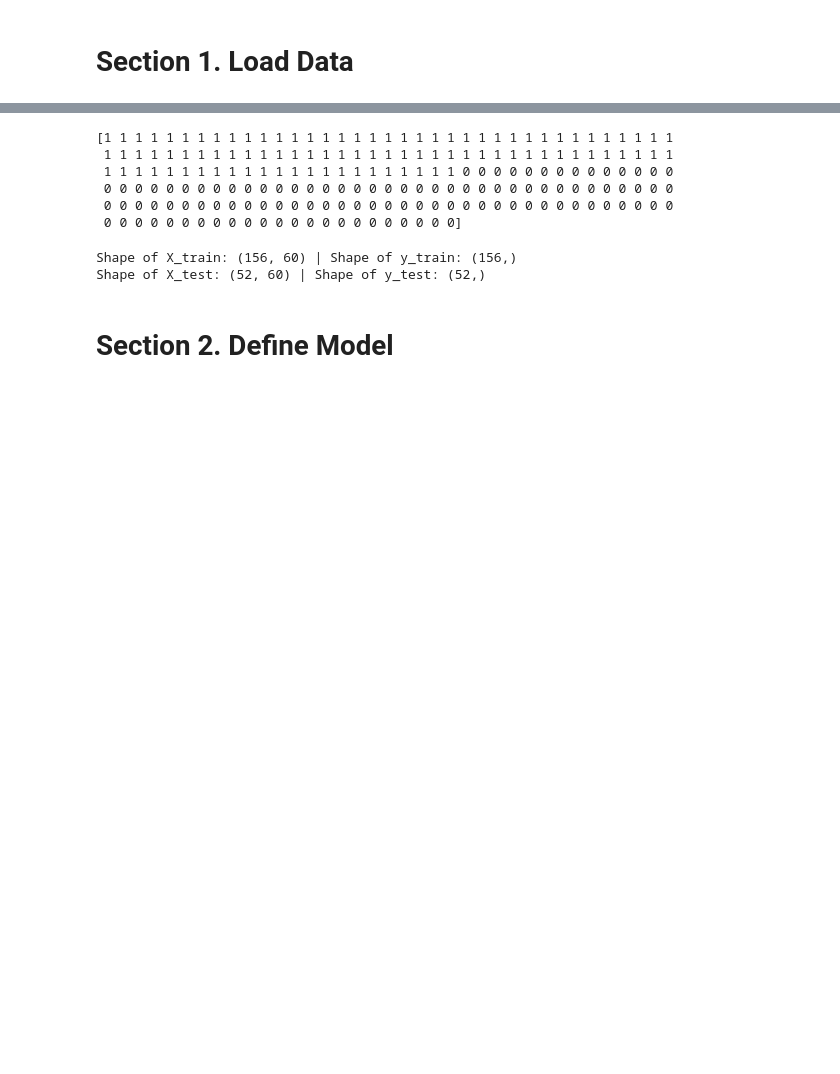
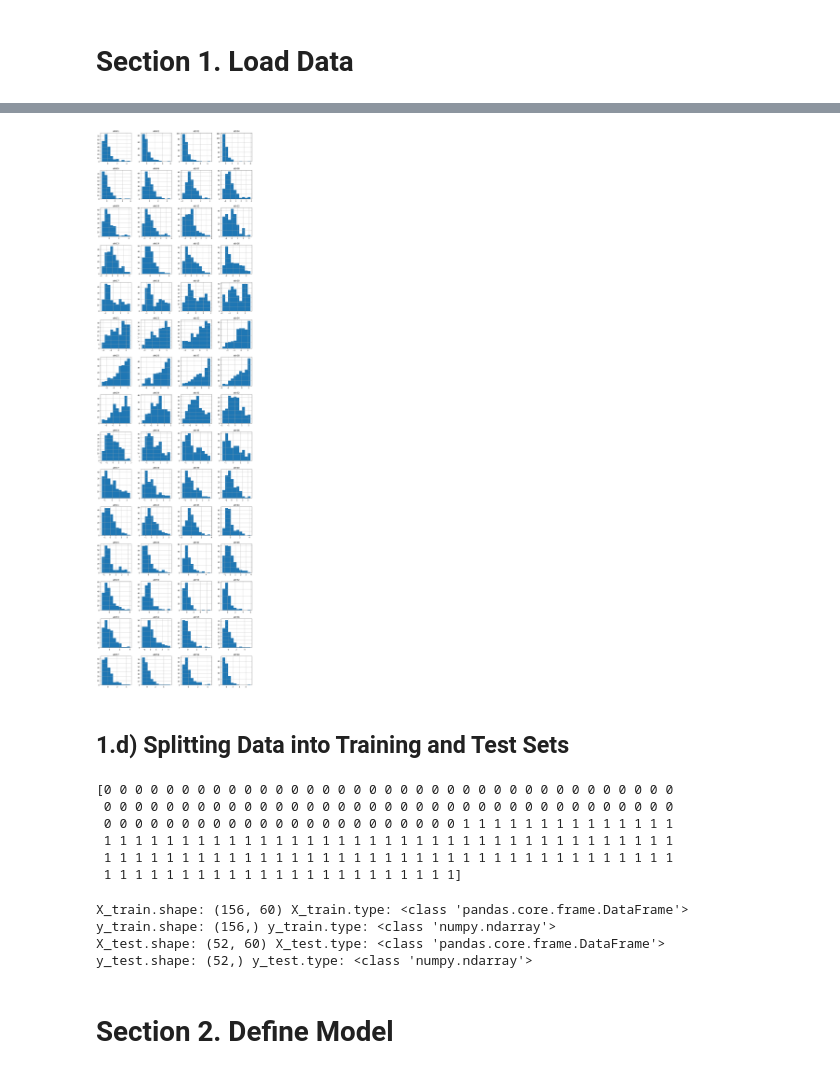
Before and after one commit to daines-analytics/template-latest, a Jupyter notebook: _py-project-templates/py-keras-binary-class-example.ipynb, the cells around one changed output, grey strips where cells are left out. Saved outputs shown, nothing was run; the diff lists cells and outputs as text; code cells hidden in the pictures; blank space fills up the shorter version.

```diff
--- a/_py-project-templates/py-keras-binary-class-example.ipynb
+++ b/_py-project-templates/py-keras-binary-class-example.ipynb
@@ -133,16 +340,30 @@ Shape of X_original: (208, 60) | Shape of y_original: (208,)
+# %%
+# Apply feature scaling and transformation
+
+X_colNames = list(X_original.columns)
+X_original[X_colNames] = preprocessing.scale(X_original[X_colNames])
+# X_original[X_colNames] = preprocessing.normalize(X_original[X_colNames])
+# %%
+# Histograms for each attribute after pre-processing
+X_original.hist(layout=(dispRow,dispCol))
+plt.show()
+# %% [output]
+[figure, added]
+# %% [markdown]
+## 1.d) Splitting Data into Training and Test Sets
 # %%
 # Encode class values as integers and perform one-hot-encoding
-encoder = LabelEncoder()
+encoder = preprocessing.LabelEncoder()
 encoder.fit(y_original)
 y_encoded = encoder.transform(y_original)
 print(y_encoded)
 # %% [output]
-[1 1 1 1 1 1 1 1 1 1 1 1 1 1 1 1 1 1 1 1 1 1 1 1 1 1 1 1 1 1 1 1 1 1 1 1 1
+[0 0 0 0 0 0 0 0 0 0 0 0 0 0 0 0 0 0 0 0 0 0 0 0 0 0 0 0 0 0 0 0 0 0 0 0 0
+ 0 0 0 0 0 0 0 0 0 0 0 0 0 0 0 0 0 0 0 0 0 0 0 0 0 0 0 0 0 0 0 0 0 0 0 0 0
+ 0 0 0 0 0 0 0 0 0 0 0 0 0 0 0 0 0 0 0 0 0 0 0 1 1 1 1 1 1 1 1 1 1 1 1 1 1
  1 1 1 1 1 1 1 1 1 1 1 1 1 1 1 1 1 1 1 1 1 1 1 1 1 1 1 1 1 1 1 1 1 1 1 1 1
- 1 1 1 1 1 1 1 1 1 1 1 1 1 1 1 1 1 1 1 1 1 1 1 0 0 0 0 0 0 0 0 0 0 0 0 0 0
- 0 0 0 0 0 0 0 0 0 0 0 0 0 0 0 0 0 0 0 0 0 0 0 0 0 0 0 0 0 0 0 0 0 0 0 0 0
- 0 0 0 0 0 0 0 0 0 0 0 0 0 0 0 0 0 0 0 0 0 0 0 0 0 0 0 0 0 0 0 0 0 0 0 0 0
- 0 0 0 0 0 0 0 0 0 0 0 0 0 0 0 0 0 0 0 0 0 0 0]
+ 1 1 1 1 1 1 1 1 1 1 1 1 1 1 1 1 1 1 1 1 1 1 1 1 1 1 1 1 1 1 1 1 1 1 1 1 1
+ 1 1 1 1 1 1 1 1 1 1 1 1 1 1 1 1 1 1 1 1 1 1 1]
 # %%
 # Split the data further into training and test datasets
 if (splitDataset):
@@ -150,11 +371,15 @@ if (splitDataset):
 else:
     X_train, y_train = X_original, y_encoded
     X_test, y_test = X_original, y_encoded
-print('Shape of X_train:', X_train.shape, '| Shape of y_train:', y_train.shape)
-print('Shape of X_test:', X_test.shape, '| Shape of y_test:', y_test.shape)
+print("X_train.shape: {} X_train.type: {}".format(X_train.shape, type(X_train)))
+print("y_train.shape: {} y_train.type: {}".format(y_train.shape, type(y_train)))
+print("X_test.shape: {} X_test.type: {}".format(X_test.shape, type(X_test)))
+print("y_test.shape: {} y_test.type: {}".format(y_test.shape, type(y_test)))
 # %% [output]
-Shape of X_train: (156, 60) | Shape of y_train: (156,)
-Shape of X_test: (52, 60) | Shape of y_test: (52,)
+X_train.shape: (156, 60) X_train.type: <class 'pandas.core.frame.DataFrame'>
+y_train.shape: (156,) y_train.type: <class 'numpy.ndarray'>
+X_test.shape: (52, 60) X_test.type: <class 'pandas.core.frame.DataFrame'>
+y_test.shape: (52,) y_test.type: <class 'numpy.ndarray'>
 # %%
 if (notifyStatus): email_notify("Phase 1 Load Data completed! "+datetime.now().strftime('%a %B %d, %Y %I:%M:%S %p'))
 # %% [markdown]
```
Also changed, not shown: parts of 22 cells of this notebook.
